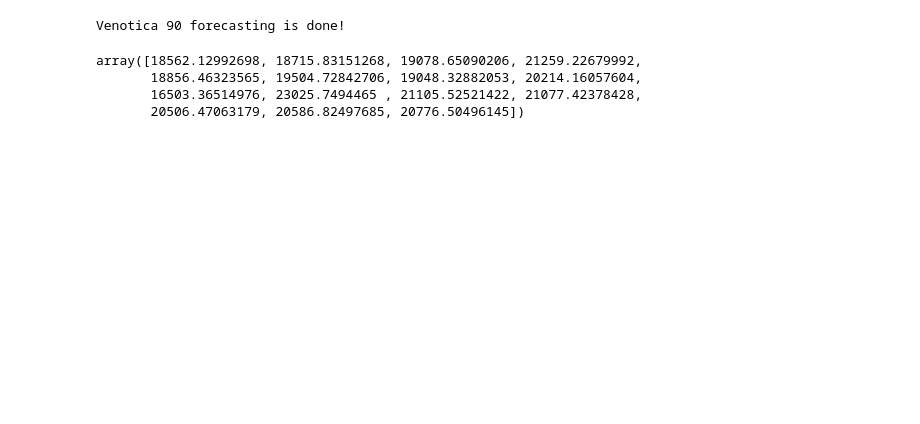
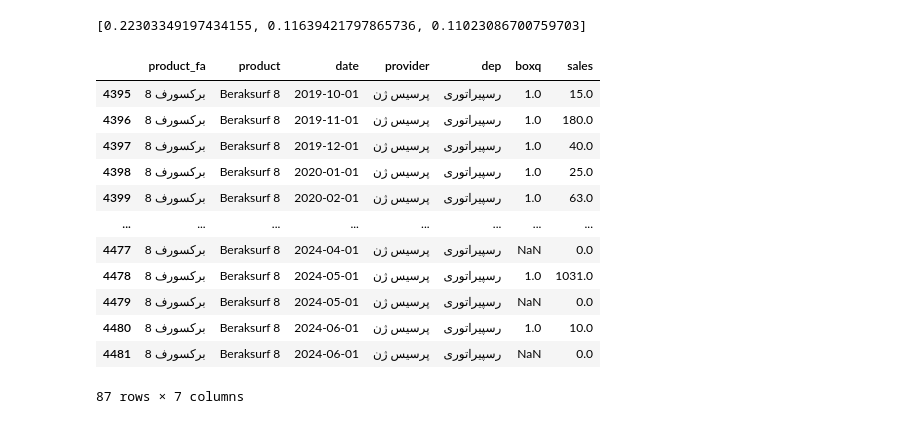
Before and after one commit to ki94mach/PharmProd_Forecast, a Jupyter notebook: src/test.ipynb, the cells around one changed output. Drawn from its saved outputs; the diff is of its cells as text; code cells hidden in the pictures; blank space fills up the shorter version.

```diff
--- a/src/test.ipynb
+++ b/src/test.ipynb
@@ -507,3 +54,0 @@ len(sale_df_total['product'].unique())
-# %%
-sale_df = sale_df_total[sale_df_total['product'] == 'FVenotica 90']
-sale_df['boxq'].copy().dropna(inplace=True)
@@ -565,6 +201,6 @@ prod_fr.best_model_type = "ETS"
 # %%
 prod_fr.predict()
 # %%
-prod_fr.save_csv()
+prod_fr.actuals
 # %% [output]
-Venotica 90 forecasting is done!
+[0.22303349197434155, 0.11639421797865736, 0.11023086700759703]
@@ -575,7 +207,16 @@ temp.sort_index(inplace=True)
-# %%
-prod_fr.replace_negative_sales(temp)
-# %% [output]
-array([18562.12992698, 18715.83151268, 19078.65090206, 21259.22679992,
-       18856.46323565, 19504.72842706, 19048.32882053, 20214.16057604,
-       16503.36514976, 23025.7494465 , 21105.52521422, 21077.42378428,
-       20506.47063179, 20586.82497685, 20776.50496145])
+# %%
+sale_df
+# %% [output]
+|  | product_fa | product | date | provider | dep | boxq | sales |
+| 4395 | برکسورف 8 | Beraksurf 8 | 2019-10-01 | پرسیس ژن | رسپیراتوری | 1.0 | 15.0 |
+| 4396 | برکسورف 8 | Beraksurf 8 | 2019-11-01 | پرسیس ژن | رسپیراتوری | 1.0 | 180.0 |
+| 4397 | برکسورف 8 | Beraksurf 8 | 2019-12-01 | پرسیس ژن | رسپیراتوری | 1.0 | 40.0 |
+| 4398 | برکسورف 8 | Beraksurf 8 | 2020-01-01 | پرسیس ژن | رسپیراتوری | 1.0 | 25.0 |
+| 4399 | برکسورف 8 | Beraksurf 8 | 2020-02-01 | پرسیس ژن | رسپیراتوری | 1.0 | 63.0 |
+| ... | ... | ... | ... | ... | ... | ... | ... |
+| 4477 | برکسورف 8 | Beraksurf 8 | 2024-04-01 | پرسیس ژن | رسپیراتوری | NaN | 0.0 |
+| 4478 | برکسورف 8 | Beraksurf 8 | 2024-05-01 | پرسیس ژن | رسپیراتوری | 1.0 | 1031.0 |
+| 4479 | برکسورف 8 | Beraksurf 8 | 2024-05-01 | پرسیس ژن | رسپیراتوری | NaN | 0.0 |
+| 4480 | برکسورف 8 | Beraksurf 8 | 2024-06-01 | پرسیس ژن | رسپیراتوری | 1.0 | 10.0 |
+| 4481 | برکسورف 8 | Beraksurf 8 | 2024-06-01 | پرسیس ژن | رسپیراتوری | NaN | 0.0 |
+87 rows × 7 columns
```
Also changed, not shown: parts of 113 cells of this notebook, 4 other files.
